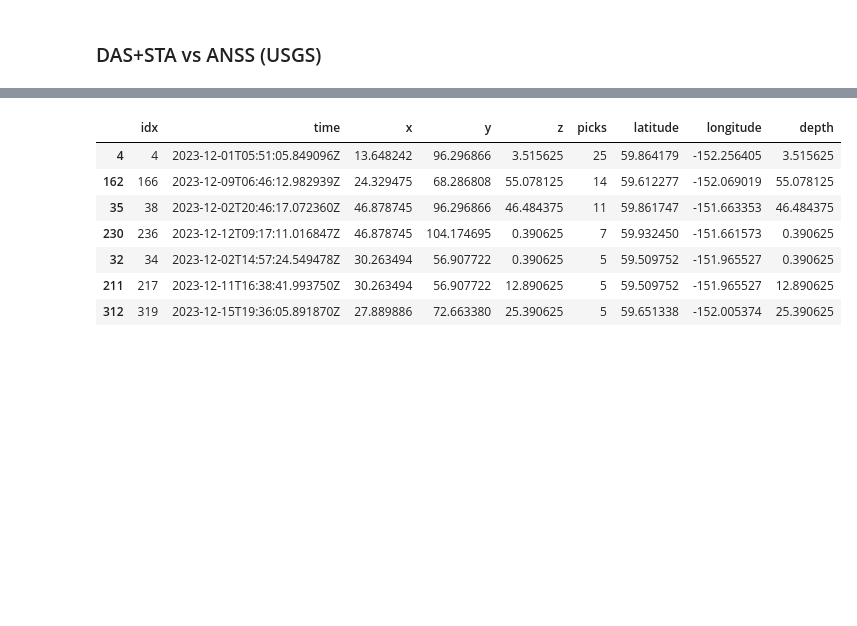
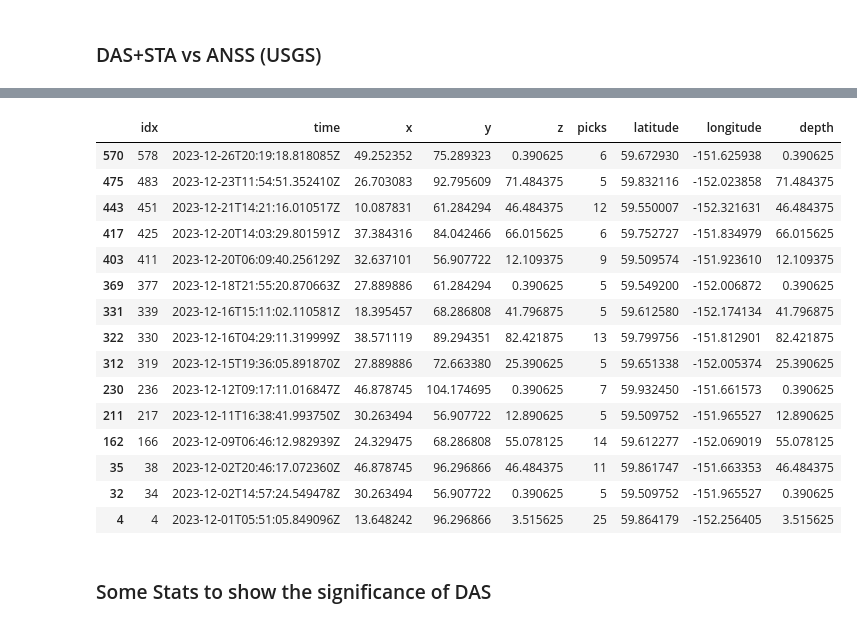
Before and after one commit to Denolle-Lab/Shi_etal_2023_denoiseDAS, a Jupyter notebook: examples/paper3_catalog_building.ipynb, the cells around one changed output, grey strips where cells are left out. Cells and saved outputs as stored; diff of their text form; code cells hidden in the pictures; blank space fills up the shorter version.

```diff
--- a/examples/paper3_catalog_building.ipynb
+++ b/examples/paper3_catalog_building.ipynb
@@ -907,18 +886,28 @@ fig.show()
 # %%
 check_events = unmatched_events[unmatched_events['depth']<120]
 check_events = check_events[check_events['latitude'] < 60.0]
 check_events = check_events[check_events['latitude'] > 59.5]
 check_events = check_events[check_events['longitude'] < -151.5]
 check_events = check_events[check_events['longitude'] > -152.5]
 check_events['time'] = check_events['time'].apply(lambda x: UTCDateTime(x))
-check_events.sort_values(by='picks', ascending=False)
+check_events.sort_values(by='idx', ascending=False)
 # %% [output]
 |  | idx | time | x | y | z | picks | latitude | longitude | depth |
-| 4 | 4 | 2023-12-01T05:51:05.849096Z | 13.648242 | 96.296866 | 3.515625 | 25 | 59.864179 | -152.256405 | 3.515625 |
+| 570 | 578 | 2023-12-26T20:19:18.818085Z | 49.252352 | 75.289323 | 0.390625 | 6 | 59.672930 | -151.625938 | 0.390625 |
+| 475 | 483 | 2023-12-23T11:54:51.352410Z | 26.703083 | 92.795609 | 71.484375 | 5 | 59.832116 | -152.023858 | 71.484375 |
+| 443 | 451 | 2023-12-21T14:21:16.010517Z | 10.087831 | 61.284294 | 46.484375 | 12 | 59.550007 | -152.321631 | 46.484375 |
+| 417 | 425 | 2023-12-20T14:03:29.801591Z | 37.384316 | 84.042466 | 66.015625 | 6 | 59.752727 | -151.834979 | 66.015625 |
+| 403 | 411 | 2023-12-20T06:09:40.256129Z | 32.637101 | 56.907722 | 12.109375 | 9 | 59.509574 | -151.923610 | 12.109375 |
+| 369 | 377 | 2023-12-18T21:55:20.870663Z | 27.889886 | 61.284294 | 0.390625 | 5 | 59.549200 | -152.006872 | 0.390625 |
+| 331 | 339 | 2023-12-16T15:11:02.110581Z | 18.395457 | 68.286808 | 41.796875 | 5 | 59.612580 | -152.174134 | 41.796875 |
+| 322 | 330 | 2023-12-16T04:29:11.319999Z | 38.571119 | 89.294351 | 82.421875 | 13 | 59.799756 | -151.812901 | 82.421875 |
+| 312 | 319 | 2023-12-15T19:36:05.891870Z | 27.889886 | 72.663380 | 25.390625 | 5 | 59.651338 | -152.005374 | 25.390625 |
+| 230 | 236 | 2023-12-12T09:17:11.016847Z | 46.878745 | 104.174695 | 0.390625 | 7 | 59.932450 | -151.661573 | 0.390625 |
+| 211 | 217 | 2023-12-11T16:38:41.993750Z | 30.263494 | 56.907722 | 12.890625 | 5 | 59.509752 | -151.965527 | 12.890625 |
 | 162 | 166 | 2023-12-09T06:46:12.982939Z | 24.329475 | 68.286808 | 55.078125 | 14 | 59.612277 | -152.069019 | 55.078125 |
 | 35 | 38 | 2023-12-02T20:46:17.072360Z | 46.878745 | 96.296866 | 46.484375 | 11 | 59.861747 | -151.663353 | 46.484375 |
-| 230 | 236 | 2023-12-12T09:17:11.016847Z | 46.878745 | 104.174695 | 0.390625 | 7 | 59.932450 | -151.661573 | 0.390625 |
 | 32 | 34 | 2023-12-02T14:57:24.549478Z | 30.263494 | 56.907722 | 0.390625 | 5 | 59.509752 | -151.965527 | 0.390625 |
-| 211 | 217 | 2023-12-11T16:38:41.993750Z | 30.263494 | 56.907722 | 12.890625 | 5 | 59.509752 | -151.965527 | 12.890625 |
-| 312 | 319 | 2023-12-15T19:36:05.891870Z | 27.889886 | 72.663380 | 25.390625 | 5 | 59.651338 | -152.005374 | 25.390625 |
+| 4 | 4 | 2023-12-01T05:51:05.849096Z | 13.648242 | 96.296866 | 3.515625 | 25 | 59.864179 | -152.256405 | 3.515625 |
+# %% [markdown]
+### Some Stats to show the significance of DAS
 # %%
```
Also changed, not shown: parts of 10 cells of this notebook, 1 other file.
